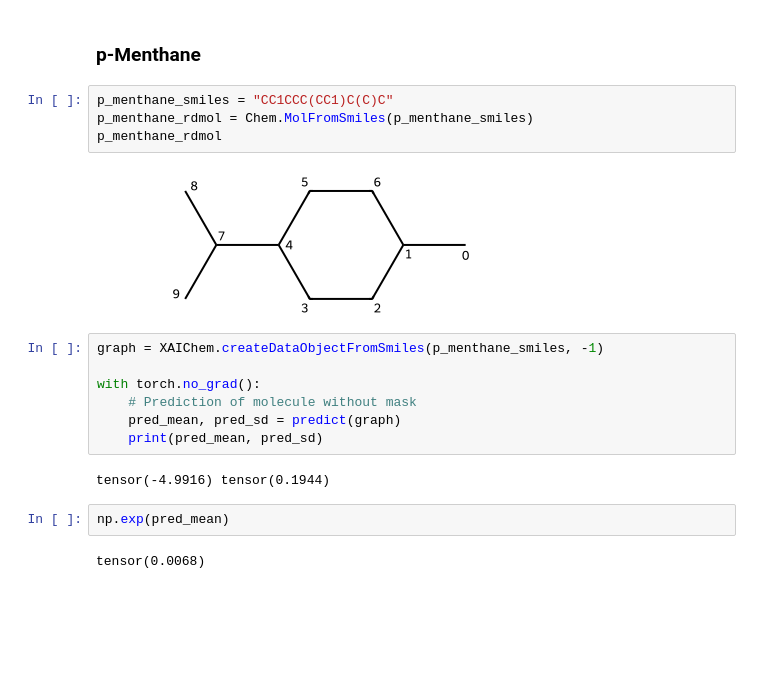
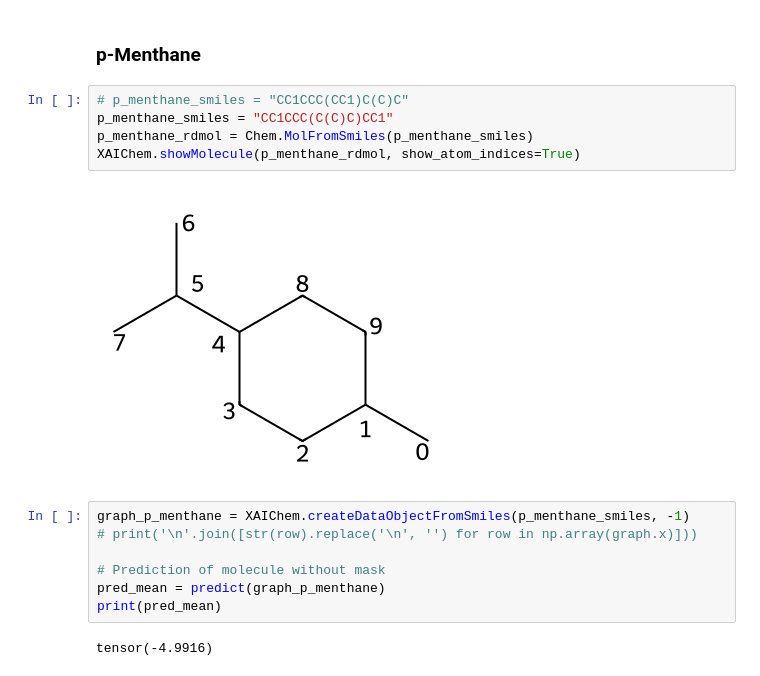
Before and after one commit to xwieme/MastatThesis, a Jupyter notebook: code/ESOL_SME.ipynb, the cells around one changed output. Drawn from its saved outputs; the diff is of its cells as text; blank space fills up the shorter version.

```diff
--- a/code/ESOL_SME.ipynb
+++ b/code/ESOL_SME.ipynb
@@ -415,21 +479,18 @@ tensor(0.7199)
 # %% [markdown]
 ### p-Menthane
 # %%
-p_menthane_smiles = "CC1CCC(CC1)C(C)C"
+# p_menthane_smiles = "CC1CCC(CC1)C(C)C"
+p_menthane_smiles = "CC1CCC(C(C)C)CC1"
 p_menthane_rdmol = Chem.MolFromSmiles(p_menthane_smiles)
-p_menthane_rdmol
+XAIChem.showMolecule(p_menthane_rdmol, show_atom_indices=True)
 # %% [output]
-[figure, old version]
+[figure, new version]
 # %%
-graph = XAIChem.createDataObjectFromSmiles(p_menthane_smiles, -1)
+graph_p_menthane = XAIChem.createDataObjectFromSmiles(p_menthane_smiles, -1)
+# print('\n'.join([str(row).replace('\n', '') for row in np.array(graph.x)]))
 
-with torch.no_grad():
-    # Prediction of molecule without mask
-    pred_mean, pred_sd = predict(graph)
-    print(pred_mean, pred_sd)
+# Prediction of molecule without mask
+pred_mean = predict(graph_p_menthane)
+print(pred_mean)
 # %% [output]
-tensor(-4.9916) tensor(0.1944)
+tensor(-4.9916)
-# %%
-np.exp(pred_mean)
-# %% [output]
-tensor(0.0068)
```
Also changed, not shown: parts of 21 cells of this notebook, 2 other files.
